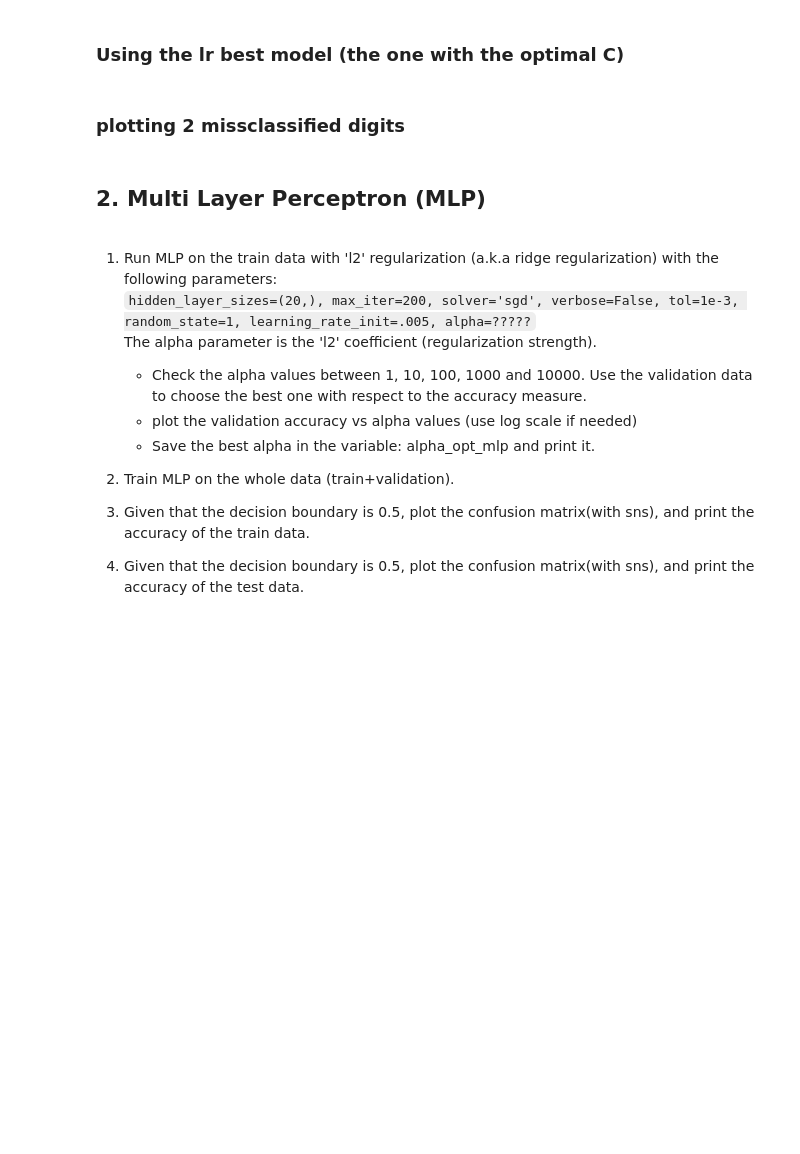
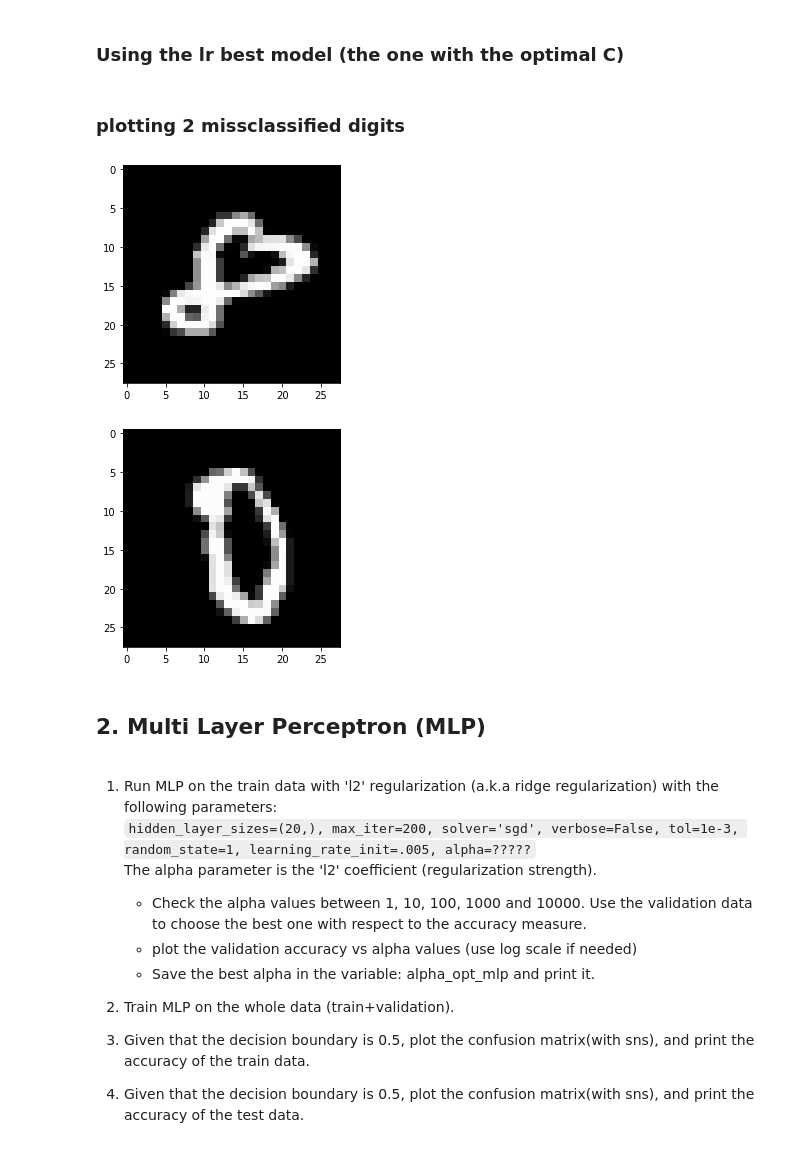
Before and after one commit to yoav-ro/TAU-HIGHTECH, a Jupyter notebook: Year 2/Machine learning/HW/HW3/HW3_322317348.ipynb, the cells around one changed output. Drawn from its saved outputs; the diff is of its cells as text; code cells hidden in the pictures; blank space fills up the shorter version.

```diff
--- a/Year 2/Machine learning/HW/HW3/HW3_322317348.ipynb
+++ b/Year 2/Machine learning/HW/HW3/HW3_322317348.ipynb
@@ -326,2 +350,6 @@ print("The optimal lambda is: ", 1/C_opt_lr, "\n( Best C:", C_opt_lr, ")")
+# %%
+log_reg_model_train = LogisticRegression(penalty='l1', solver='liblinear', C=C_opt_lr)
+log_reg_model_train.fit(train_and_validation_data, train_and_validation_labels)
+test_predictions = log_reg_model_train.predict(test_data)
 # %% [markdown]
 ### plotting 2 missclassified digits
@@ -330,3 +356,16 @@ print("The optimal lambda is: ", 1/C_opt_lr, "\n( Best C:", C_opt_lr, ")")
+# %%
+pixel = np.where((test_predictions!=test_labels) & (test_labels == 1))[0][0]
+digit = test_data[pixel]
+plt.imshow(digit.reshape(28, 28), cmap=plt.cm.gray)
+plt.show()
+
+pixel = np.where((test_predictions!=test_labels) & (test_labels == 0))[0][0]
+digit = test_data[pixel]
+plt.imshow(digit.reshape(28, 28), cmap=plt.cm.gray)
+plt.show()
+# %% [output]
+[figure, added]
+[figure, added]
 # %% [markdown]
 ## 2. Multi Layer Perceptron (MLP)
 # %% [markdown]
```
Also changed, not shown: parts of 16 cells of this notebook.
